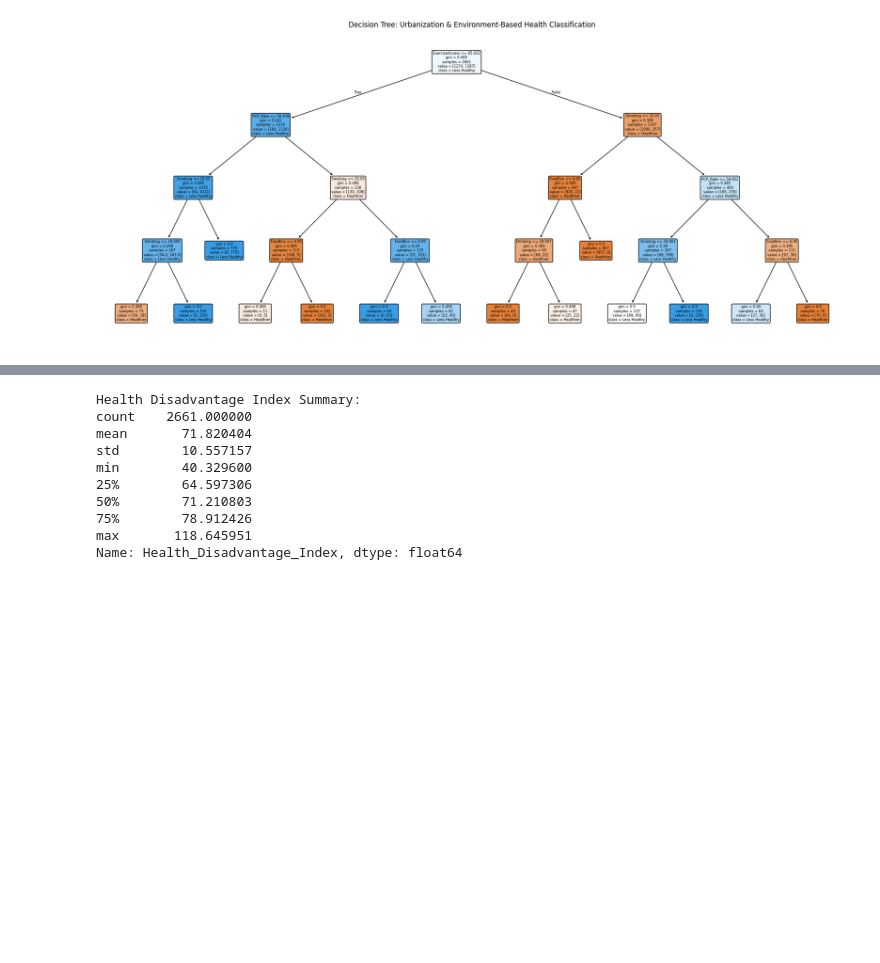
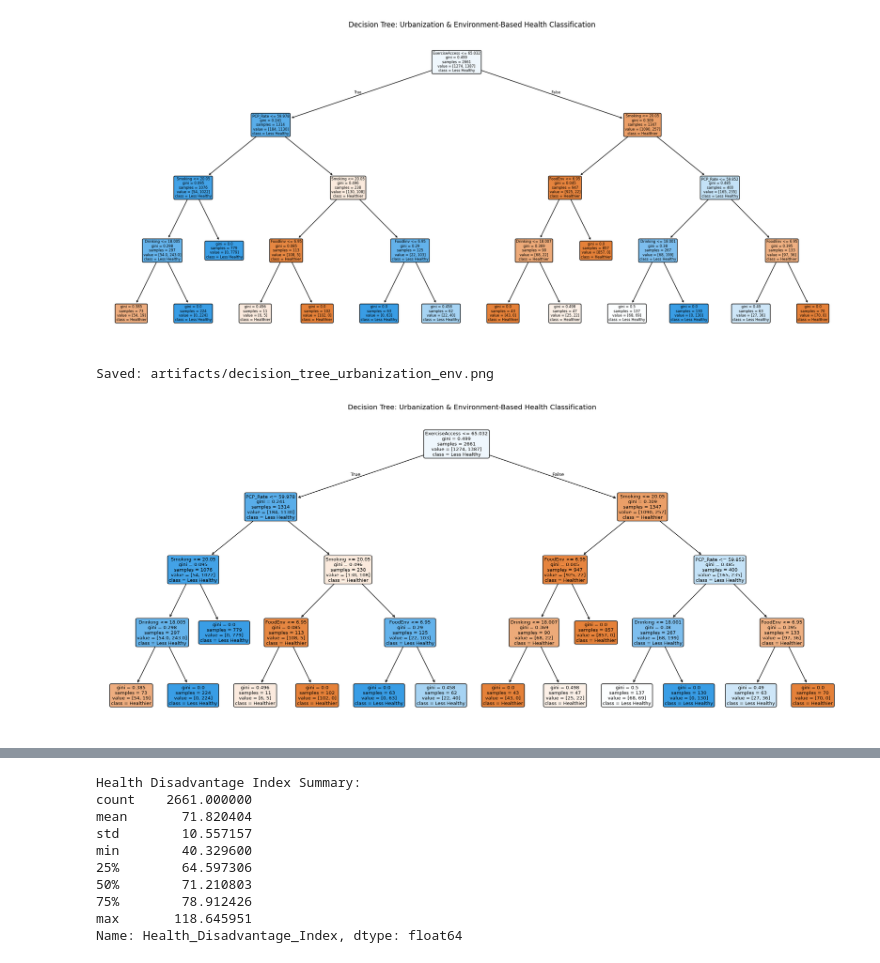
Before and after one commit to ben-phillips-5227/data-analyst-portfolio, a Jupyter notebook: projects/InvestigativeHealth_by_RUCC/notebooks/InvestigativeHealthRUCC.ipynb, the cells around one changed output, grey strips where cells are left out. Saved outputs shown, nothing was run; the diff lists cells and outputs as text; code cells hidden in the pictures; blank space fills up the shorter version.

```diff
--- a/projects/InvestigativeHealth_by_RUCC/notebooks/InvestigativeHealthRUCC.ipynb
+++ b/projects/InvestigativeHealth_by_RUCC/notebooks/InvestigativeHealthRUCC.ipynb
@@ -239,6 +235,35 @@ plt.tight_layout()
 plt.show()
 # %% [output]
 [figure]
+# %%
+# Plot & Save Decision Tree (explicit fig/ax to avoid blank saves)
+from pathlib import Path
+import matplotlib.pyplot as plt
+from sklearn.tree import plot_tree
+
+ART = Path("artifacts"); ART.mkdir(exist_ok=True)
+
+# Ensure model has been fit: tree_final.fit(X_final, y_final) should have run above
+fig_dt, ax = plt.subplots(figsize=(18, 8), dpi=120)
+_ = plot_tree(
+    tree_final,
+    feature_names=final_inputs,
+    class_names=["Healthier", "Less Healthy"],
+    filled=True, rounded=True, fontsize=8, ax=ax
+)
+ax.set_title("Decision Tree: Urbanization & Environment-Based Health Classification")
+fig_dt.tight_layout()
+
+# Save before show
+out_png = ART / "decision_tree_urbanization_env.png"
+out_svg = ART / "decision_tree_urbanization_env.svg"
+fig_dt.savefig(out_png, dpi=200, bbox_inches="tight")
+fig_dt.savefig(out_svg, bbox_inches="tight")
+print("Saved:", out_png.as_posix())
+plt.show()
+# %% [output]
+Saved: artifacts/decision_tree_urbanization_env.png
+[figure, added]
 # %%
 # Barplots of Indices (Optional)
 plt.figure(figsize=(10, 6))
```
Also changed, not shown: parts of 5 cells of this notebook.
